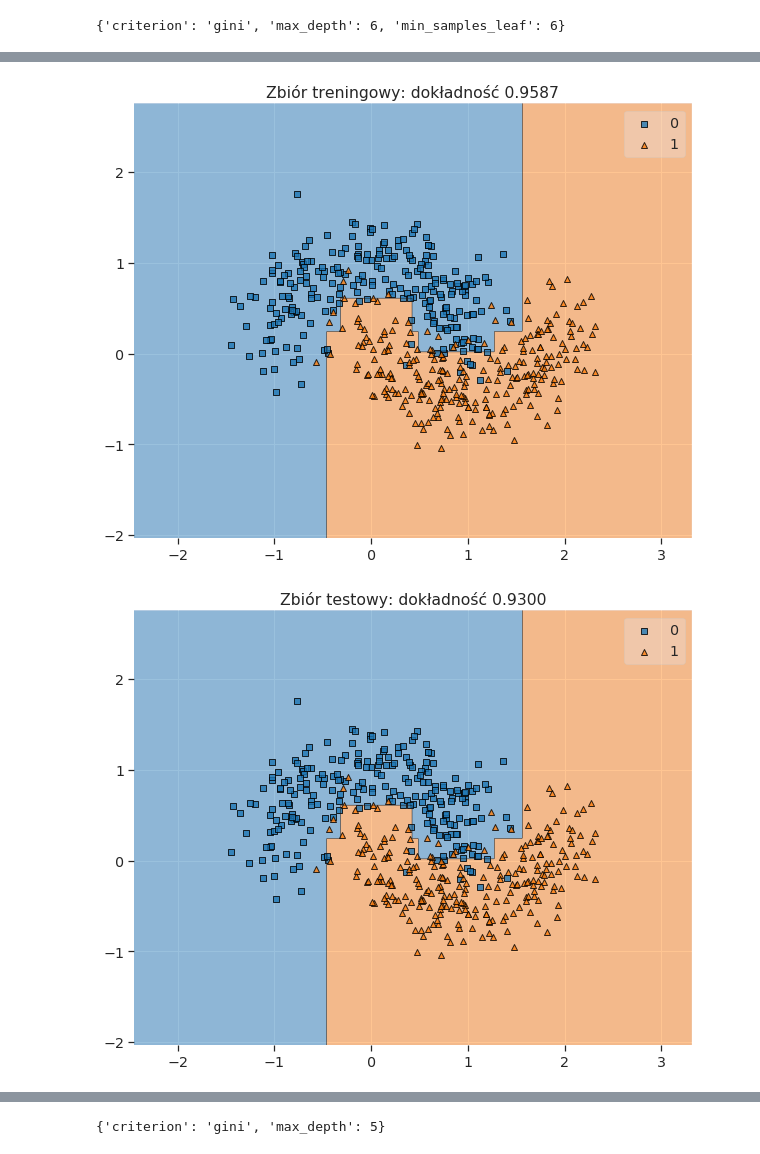
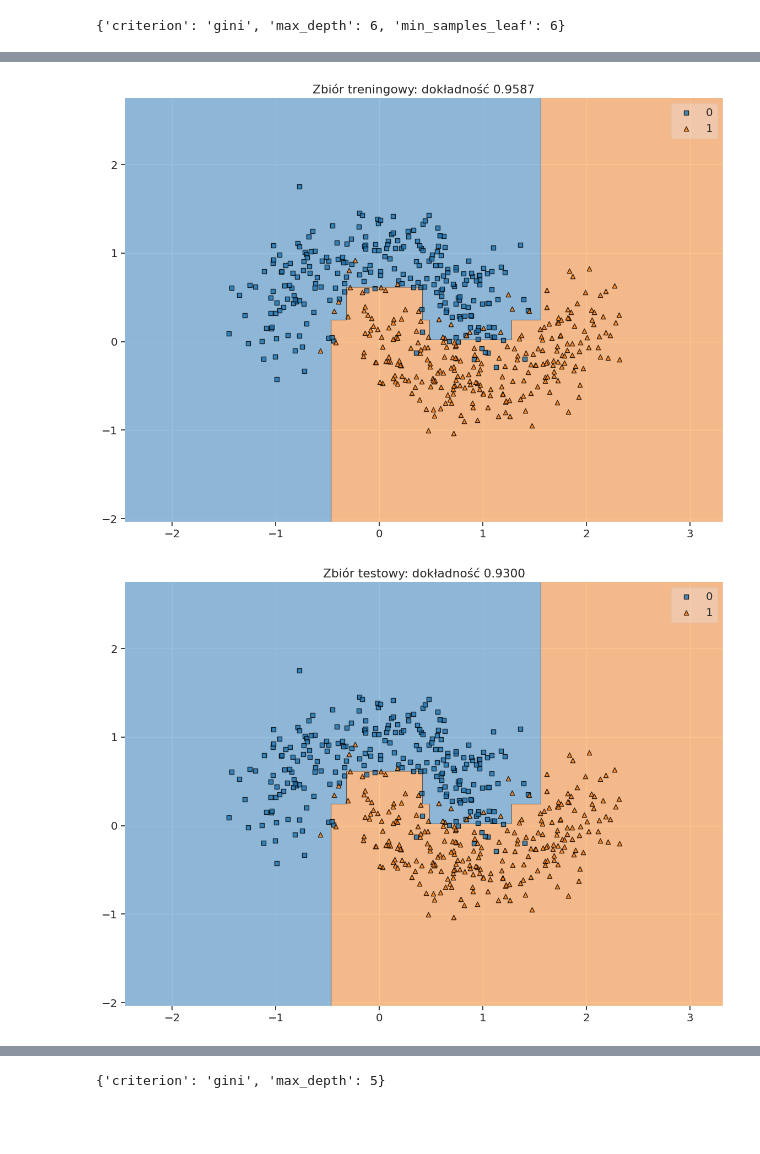
Before and after one commit to adalbertii/Modele---klasyfikacyjne, a Jupyter notebook: grid_search.ipynb, the cells around one changed output, grey strips where cells are left out. Drawn from its saved outputs; the diff is of its cells as text; code cells hidden in the pictures; blank space fills up the shorter version.

```diff
--- a/grid_search.ipynb
+++ b/grid_search.ipynb
@@ -193,17 +164,17 @@ DecisionTreeClassifier(ccp_alpha=0.0, class_weight=None, criterion='gini',
 # %%
-plt.figure(figsize=(10, 8))
+plt.figure(figsize=(14, 10))
 plot_decision_regions(X_test, y_test, grid_search)
 plt.title(f'Zbiór treningowy: dokładność {grid_search.score(X_train, y_train):.4f}')
 plt.show()
 # %% [output]
-[figure, old version]
+[figure, new version]
 # %%
-plt.figure(figsize=(10, 8))
+plt.figure(figsize=(14, 10))
 plot_decision_regions(X_test, y_test, grid_search)
 plt.title(f'Zbiór testowy: dokładność {grid_search.score(X_test, y_test):.4f}')
 plt.show()
 # %% [output]
-[figure, old version]
+[figure, new version]
 # %%
 classifier = DecisionTreeClassifier(random_state=42)
 
```
Also changed, not shown: parts of 10 cells of this notebook.
